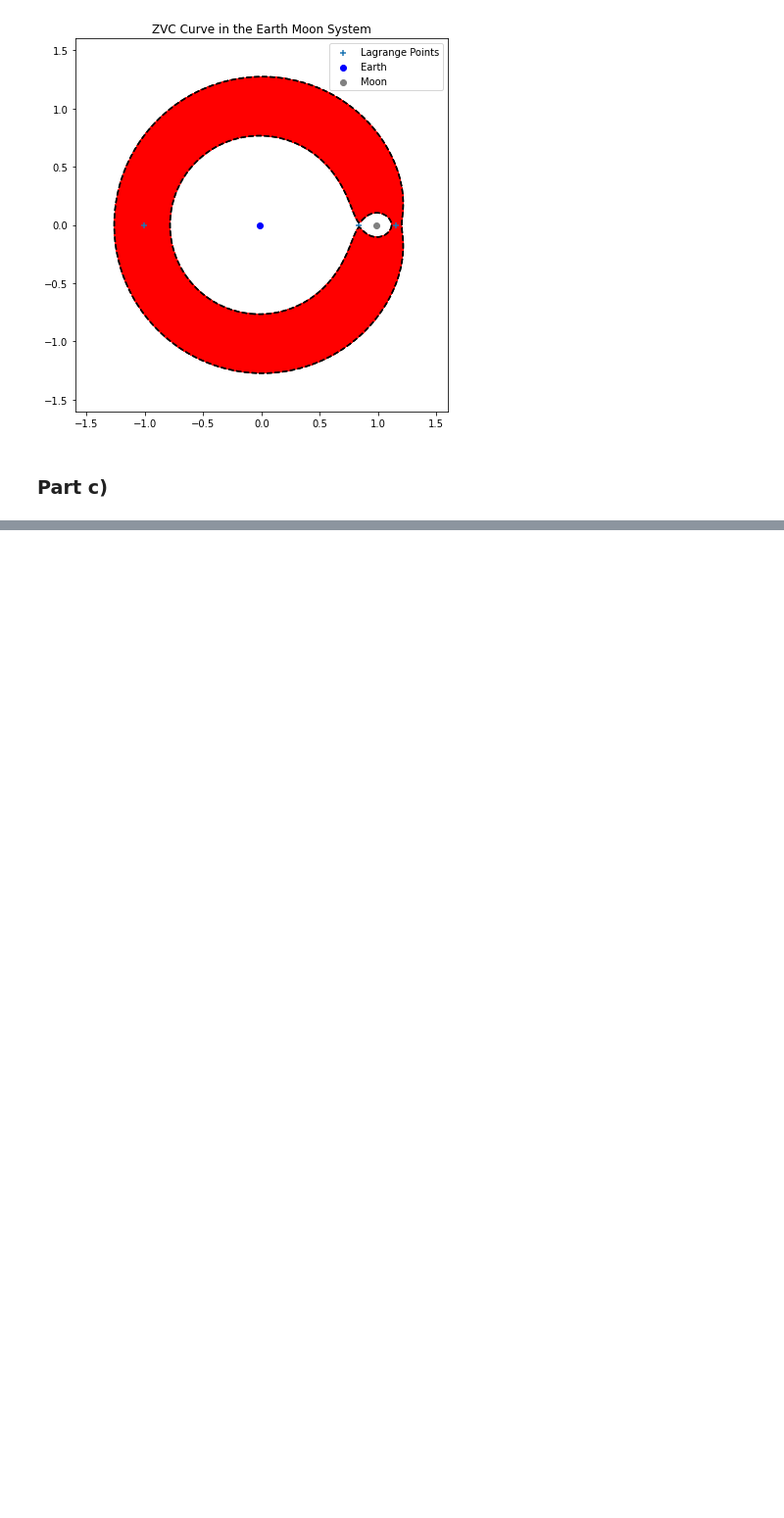
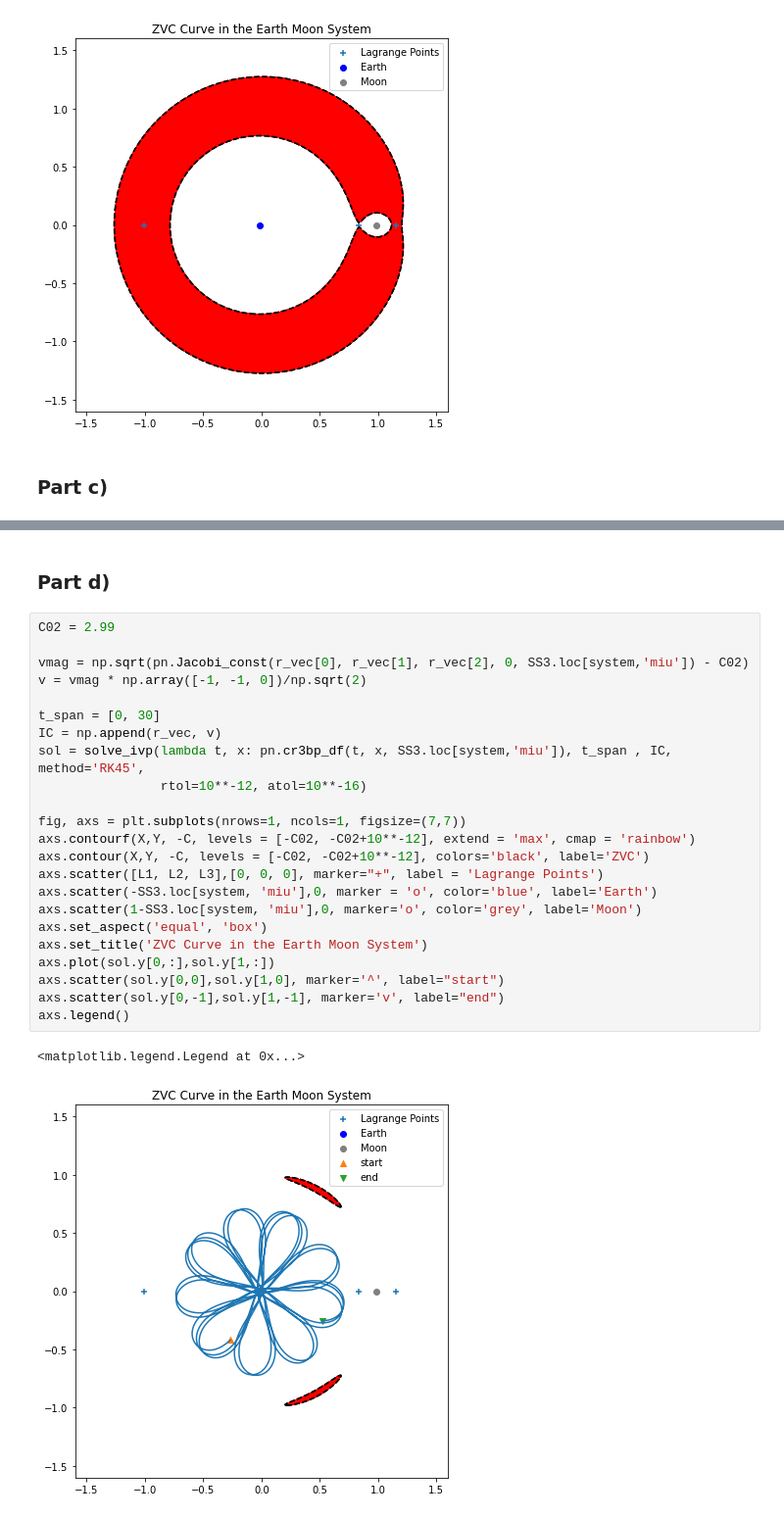
Before and after one commit to prabhu8/Advanced-Orbital-Mechanics, a Jupyter notebook: PSC/PSC1.ipynb, the cells around one changed output, grey strips where cells are left out. Shown at 98% size. Cells and saved outputs as stored; diff of their text form; blank space fills up the shorter version.

```diff
--- a/PSC/PSC1.ipynb
+++ b/PSC/PSC1.ipynb
@@ -72,0 +149,28 @@ axs.legend()
+# %% [markdown]
+### Part d)
+# %%
+C02 = 2.99
+
+vmag = np.sqrt(pn.Jacobi_const(r_vec[0], r_vec[1], r_vec[2], 0, SS3.loc[system,'miu']) - C02)
+v = vmag * np.array([-1, -1, 0])/np.sqrt(2)
+
+t_span = [0, 30]
+IC = np.append(r_vec, v)
+sol = solve_ivp(lambda t, x: pn.cr3bp_df(t, x, SS3.loc[system,'miu']), t_span , IC, method='RK45',
+                rtol=10**-12, atol=10**-16)
+
+fig, axs = plt.subplots(nrows=1, ncols=1, figsize=(7,7))
+axs.contourf(X,Y, -C, levels = [-C02, -C02+10**-12], extend = 'max', cmap = 'rainbow')
+axs.contour(X,Y, -C, levels = [-C02, -C02+10**-12], colors='black', label='ZVC')
+axs.scatter([L1, L2, L3],[0, 0, 0], marker="+", label = 'Lagrange Points')
+axs.scatter(-SS3.loc[system, 'miu'],0, marker = 'o', color='blue', label='Earth')
+axs.scatter(1-SS3.loc[system, 'miu'],0, marker='o', color='grey', label='Moon')
+axs.set_aspect('equal', 'box')
+axs.set_title('ZVC Curve in the Earth Moon System')
+axs.plot(sol.y[0,:],sol.y[1,:])
+axs.scatter(sol.y[0,0],sol.y[1,0], marker='^', label="start")
+axs.scatter(sol.y[0,-1],sol.y[1,-1], marker='v', label="end")
+axs.legend()
+# %% [output]
+<matplotlib.legend.Legend at 0x...>
+[figure, added]
```
Also changed, not shown: parts of 7 cells of this notebook, 3 other files.
